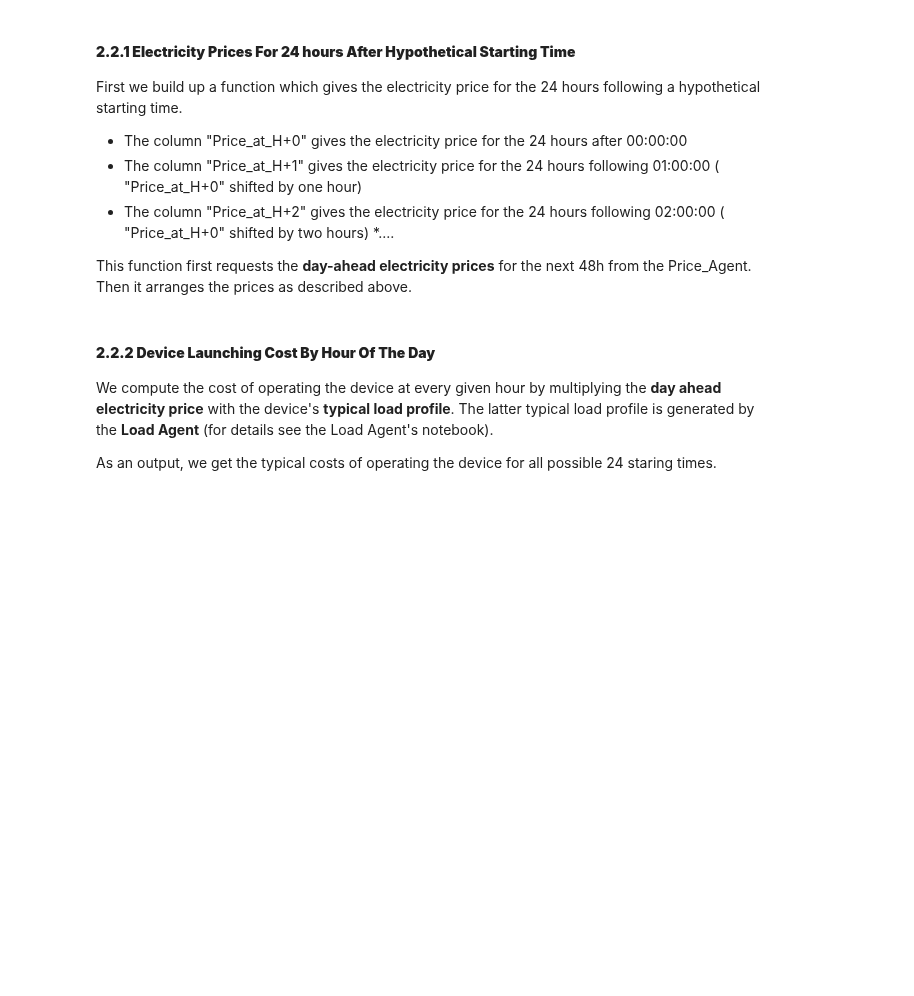
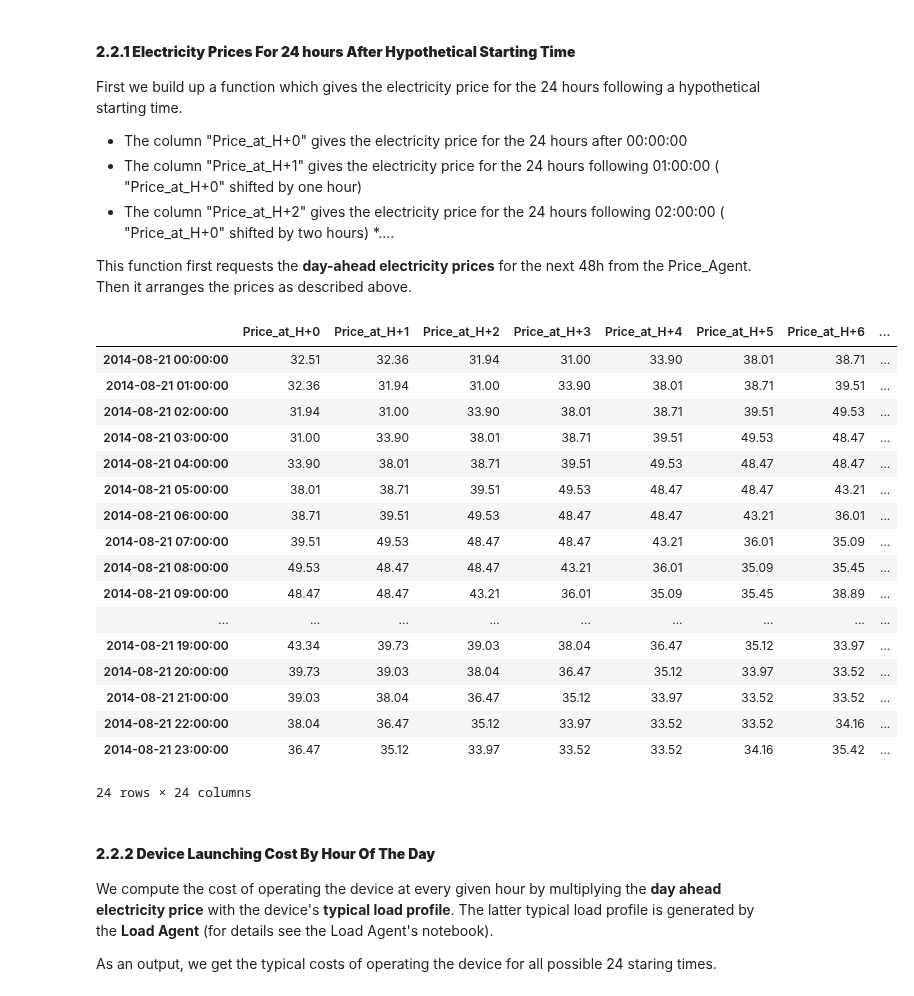
Before and after one commit to Janalytics94/xai_energy_efficient_smart_home, a Jupyter notebook: code/Recommendation_Agent.ipynb, the cells around one changed output. Cells and saved outputs as stored; diff of their text form; code cells hidden in the pictures; blank space fills up the shorter version.

```diff
--- a/code/Recommendation_Agent.ipynb
+++ b/code/Recommendation_Agent.ipynb
@@ -206,8 +207,28 @@ setattr(Recommendation_Agent, 'electricity_prices_from_start_time', electricity_
 del electricity_prices_from_start_time
 # %%
 price = recommend.electricity_prices_from_start_time("2014-08-21")
+price
 #H0 prices for next 24 hours start at 00:00
 #H1 prices for next 24 hours start at 01:00
+# %% [output]
+|  | Price_at_H+0 | Price_at_H+1 | Price_at_H+2 | Price_at_H+3 | Price_at_H+4 | Price_at_H+5 | Price_at_H+6 | ... |
+| 2014-08-21 00:00:00 | 32.51 | 32.36 | 31.94 | 31.00 | 33.90 | 38.01 | 38.71 | ... |
+| 2014-08-21 01:00:00 | 32.36 | 31.94 | 31.00 | 33.90 | 38.01 | 38.71 | 39.51 | ... |
+| 2014-08-21 02:00:00 | 31.94 | 31.00 | 33.90 | 38.01 | 38.71 | 39.51 | 49.53 | ... |
+| 2014-08-21 03:00:00 | 31.00 | 33.90 | 38.01 | 38.71 | 39.51 | 49.53 | 48.47 | ... |
+| 2014-08-21 04:00:00 | 33.90 | 38.01 | 38.71 | 39.51 | 49.53 | 48.47 | 48.47 | ... |
+| 2014-08-21 05:00:00 | 38.01 | 38.71 | 39.51 | 49.53 | 48.47 | 48.47 | 43.21 | ... |
+| 2014-08-21 06:00:00 | 38.71 | 39.51 | 49.53 | 48.47 | 48.47 | 43.21 | 36.01 | ... |
+| 2014-08-21 07:00:00 | 39.51 | 49.53 | 48.47 | 48.47 | 43.21 | 36.01 | 35.09 | ... |
+| 2014-08-21 08:00:00 | 49.53 | 48.47 | 48.47 | 43.21 | 36.01 | 35.09 | 35.45 | ... |
+| 2014-08-21 09:00:00 | 48.47 | 48.47 | 43.21 | 36.01 | 35.09 | 35.45 | 38.89 | ... |
+| ... | ... | ... | ... | ... | ... | ... | ... | ... |
+| 2014-08-21 19:00:00 | 43.34 | 39.73 | 39.03 | 38.04 | 36.47 | 35.12 | 33.97 | ... |
+| 2014-08-21 20:00:00 | 39.73 | 39.03 | 38.04 | 36.47 | 35.12 | 33.97 | 33.52 | ... |
+| 2014-08-21 21:00:00 | 39.03 | 38.04 | 36.47 | 35.12 | 33.97 | 33.52 | 33.52 | ... |
+| 2014-08-21 22:00:00 | 38.04 | 36.47 | 35.12 | 33.97 | 33.52 | 33.52 | 34.16 | ... |
+| 2014-08-21 23:00:00 | 36.47 | 35.12 | 33.97 | 33.52 | 33.52 | 34.16 | 35.42 | ... |
+24 rows × 24 columns
 # %% [markdown]
 #### **2.2.2 Device Launching Cost By Hour Of The Day**
 We compute the cost of operating the device at every given hour by multiplying the **day ahead electricity price** with the device's **typical load profile**. The latter typical load profile is generated by the **Load Agent** (for details see the Load Agent's notebook).
```
Also changed, not shown: parts of 10 cells of this notebook, 1 other file.
